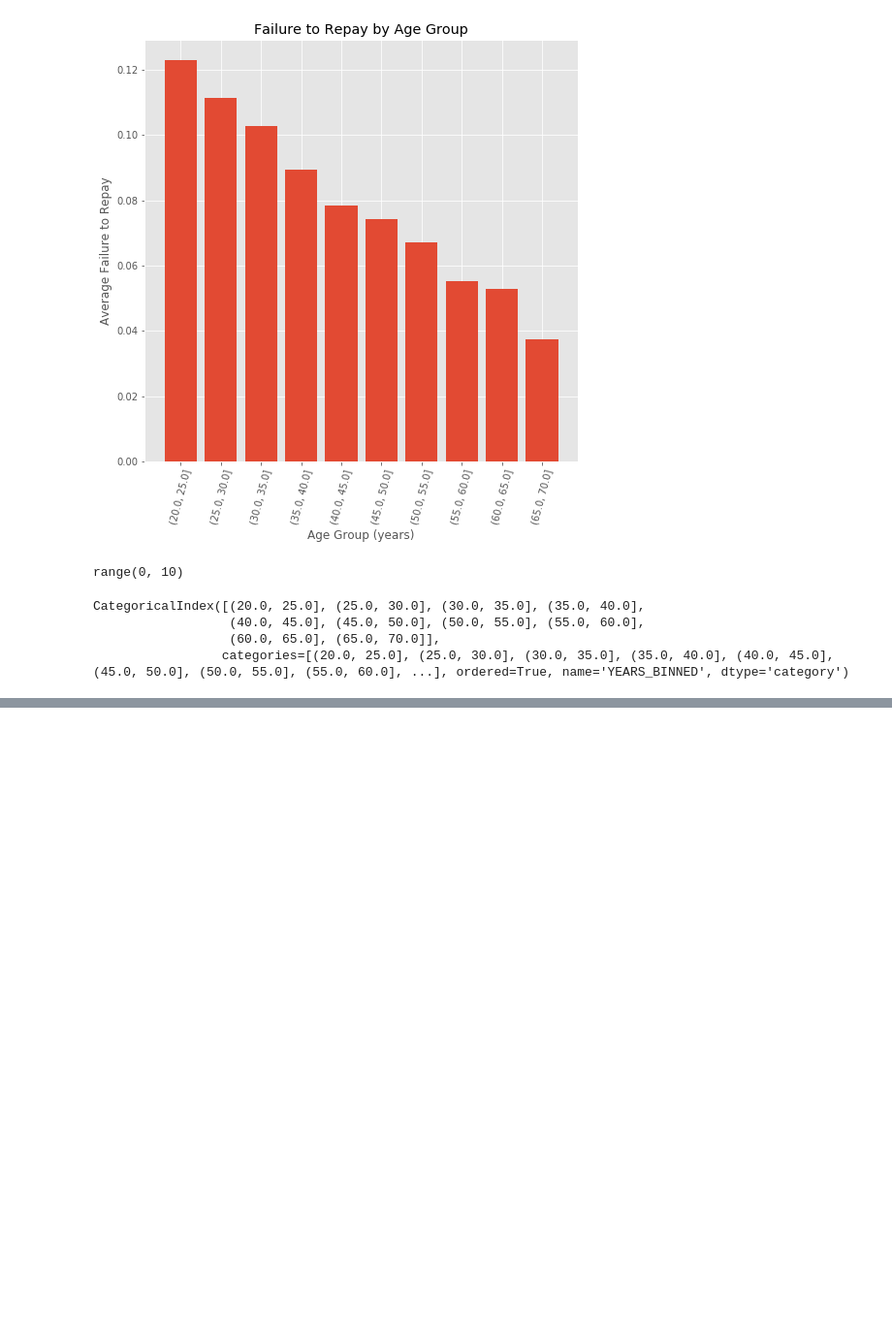
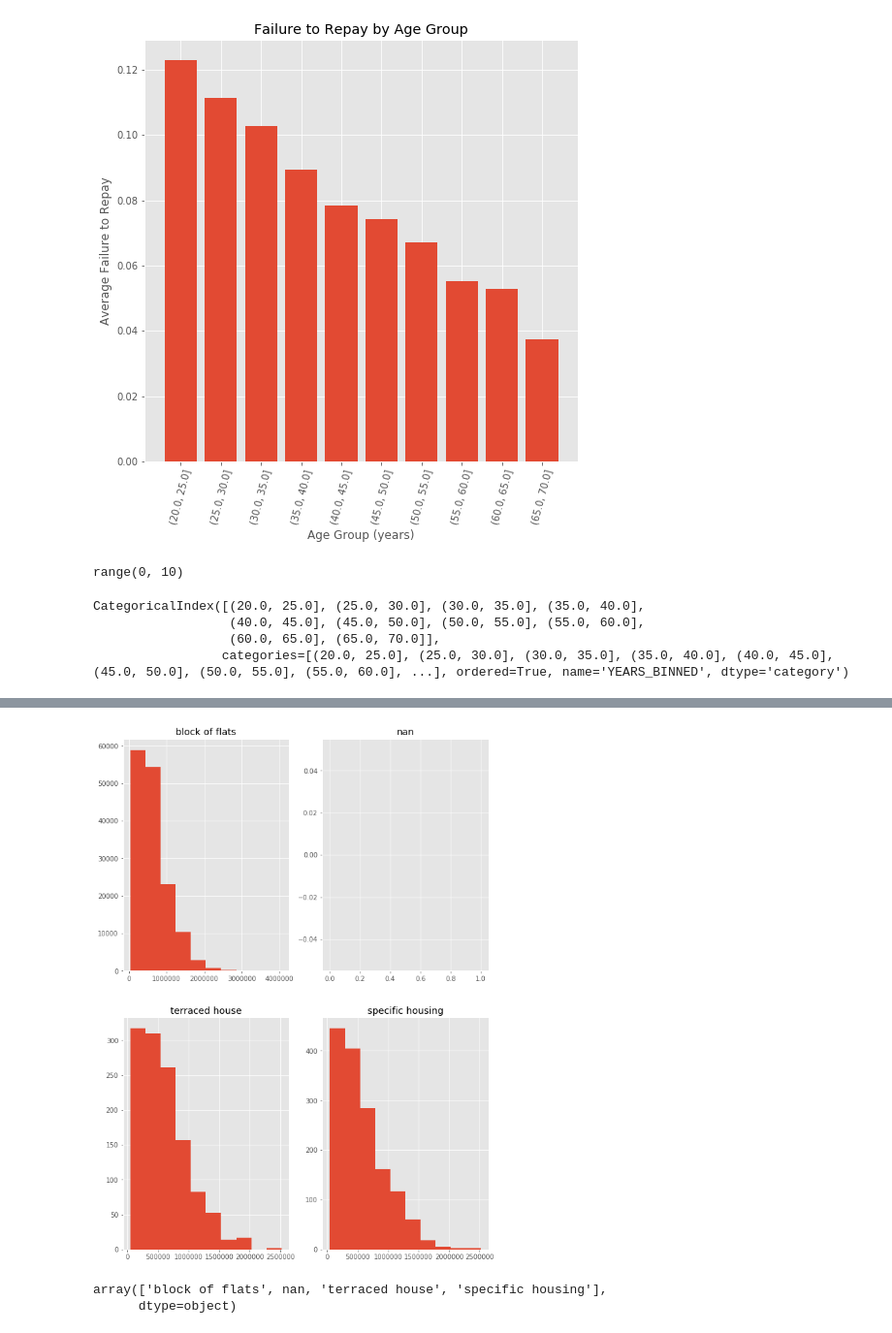
Before and after one commit to zzo30802/3rd-ML100Days, a Jupyter notebook: homework/02EDA探索式數據分析(Day014~).ipynb, the cells around one changed output, grey strips where cells are left out. Shown at 97% size. Drawn from its saved outputs; the diff is of its cells as text; code cells hidden in the pictures; blank space fills up the shorter version.

```diff
--- a/homework/02EDA探索式數據分析(Day014~).ipynb
+++ b/homework/02EDA探索式數據分析(Day014~).ipynb
@@ -941,0 +1140,24 @@ CategoricalIndex([(20.0, 25.0], (25.0, 30.0], (30.0, 35.0], (35.0, 40.0],
+# %%
+import os
+import numpy as np
+import pandas as pd
+import matplotlib.pyplot as plt
+import seaborn as sns # 另一個繪圖-樣式套件
+
+# 可以省略plt.show()
+%matplotlib inline
+
+plt.style.use('ggplot')
+import warnings
+
+# 忽略警告訊息
+warnings.filterwarnings('ignore')
+
+# 設定 data_path
+dir_data = './data/'
+# %%
+# 讀取檔案
+f_app = os.path.join(dir_data, 'application_train.csv')
+print('Path of read in data: %s' % (f_app))
+app_train = pd.read_csv(f_app)
+app_train.head()
@@ -941,0 +1173,20 @@ CategoricalIndex([(20.0, 25.0], (25.0, 30.0], (30.0, 35.0], (35.0, 40.0],
+# %%
+# 使用不同的 HOUSETYPE_MODE 類別繪製圖形, 並使用 subplot 排版
+unique_house_type = app_train['HOUSETYPE_MODE'].unique()
+
+nrows = len(unique_house_type)
+ncols = nrows // 2
+
+plt.figure(figsize=(10,30))
+for i in range(len(unique_house_type)):
+    plt.subplot(nrows, ncols, i+1)
+    app_train.loc[app_train['HOUSETYPE_MODE'] == unique_house_type[i], "AMT_CREDIT"].hist()
+    plt.title(str(unique_house_type[i]))
+plt.show()
+# %% [output]
+[figure, added]
+# %%
+unique_house_type
+# %% [output]
+array(['block of flats', nan, 'terraced house', 'specific housing'],
+      dtype=object)
```
Also changed, not shown: parts of 45 cells of this notebook.
